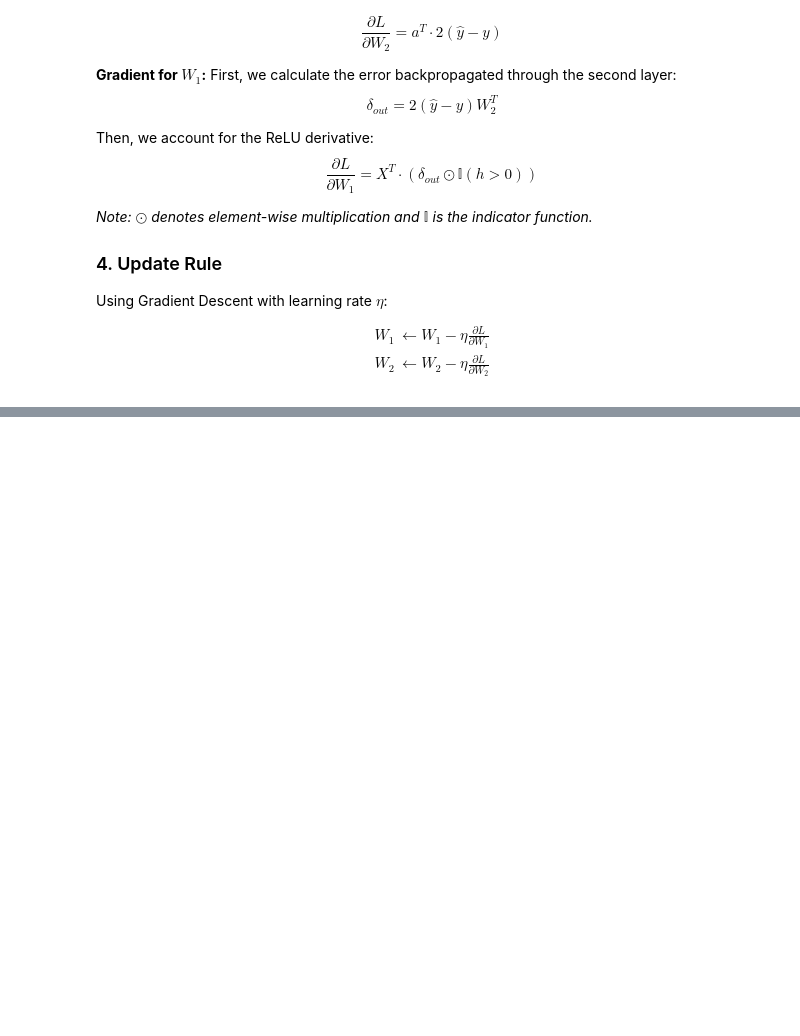
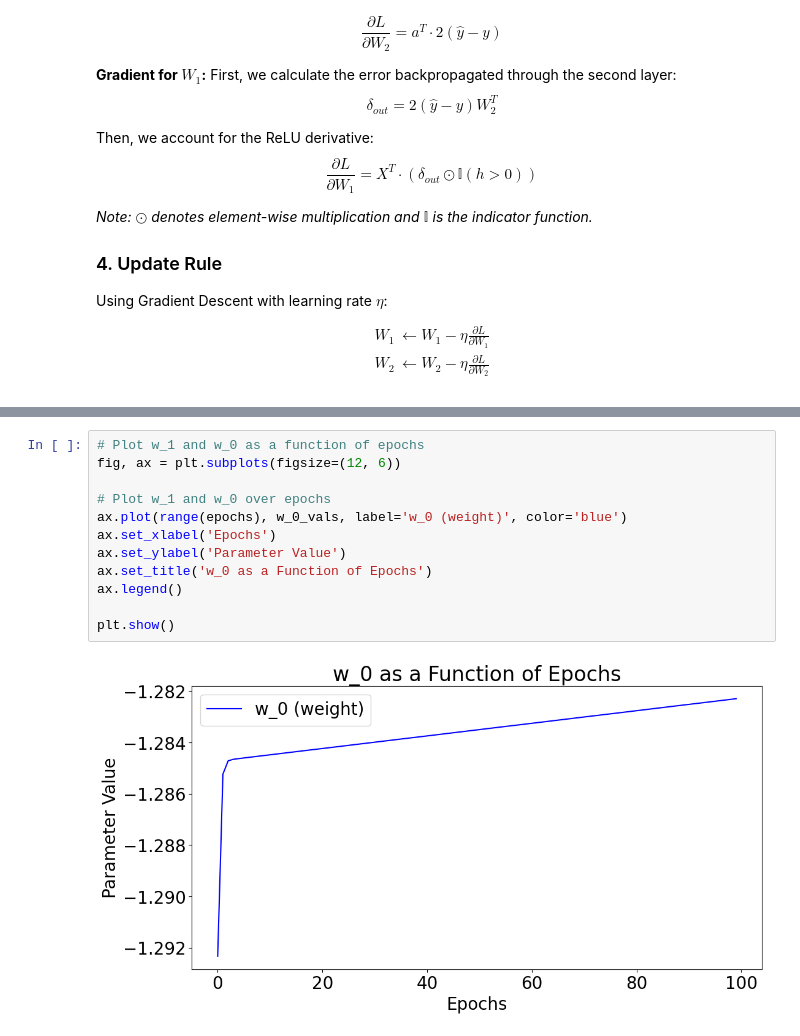
Before and after one commit to rahulbhadani/CPE487587_SP25, a Jupyter notebook: Code/Chapter_02_Crash_Course_ML.ipynb, the cells around one changed output, grey strips where cells are left out. Cells and saved outputs as stored; diff of their text form; blank space fills up the shorter version.

```diff
--- a/Code/Chapter_02_Crash_Course_ML.ipynb
+++ b/Code/Chapter_02_Crash_Course_ML.ipynb
@@ -1302,0 +1431,14 @@ $$
+# %%
+# Plot w_1 and w_0 as a function of epochs
+fig, ax = plt.subplots(figsize=(12, 6))
+
+# Plot w_1 and w_0 over epochs
+ax.plot(range(epochs), w_0_vals, label='w_0 (weight)', color='blue')
+ax.set_xlabel('Epochs')
+ax.set_ylabel('Parameter Value')
+ax.set_title('w_0 as a Function of Epochs')
+ax.legend()
+
+plt.show()
+# %% [output]
+[figure, added]
```
Also changed, not shown: parts of 22 cells of this notebook.
